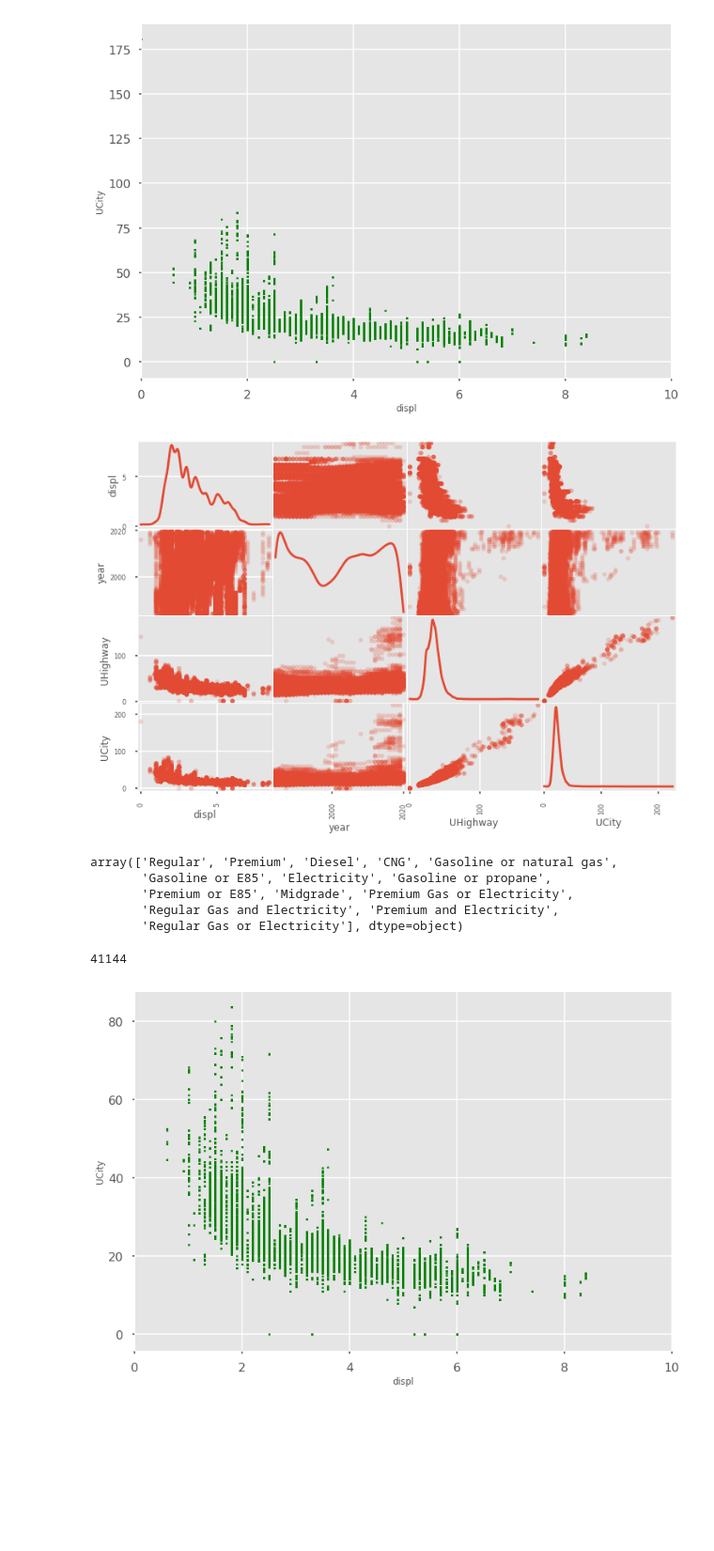
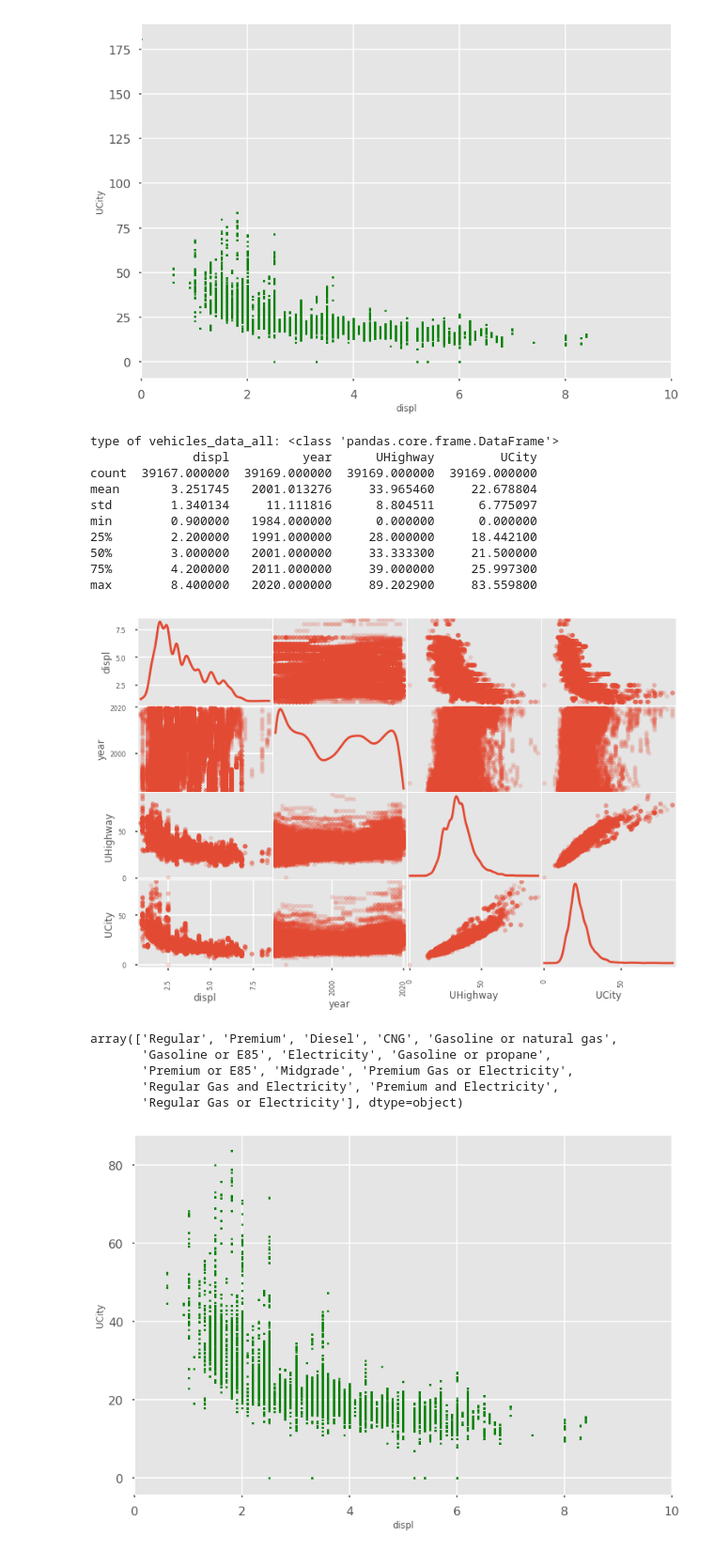
Before and after one commit to bmoretz/Python-Machine-Learning, a Jupyter notebook: Vehicles.ipynb, the cells around one changed output. Shown at 94% size. Saved outputs shown, nothing was run; the diff lists cells and outputs as text; code cells hidden in the pictures; blank space fills up the shorter version.

```diff
--- a/Vehicles.ipynb
+++ b/Vehicles.ipynb
@@ -149,21 +154,35 @@ vehicles_data.plot(kind="scatter", xlim=[0, 10], x = 'displ', y = 'UCity', \
 plt.show()
 # %% [output]
 [figure]
-# %%
-colors_palette = {'Regular': "red", 'Premium' : "green", 'Diesel' : "yellow", 'CNG' : "purple",
-                 'Gasoline or natural gas' : "green", 'Gasoline or E85' : "red", 'Electricity' : 'blue',
-                 'Gasoline or propane' : 'green', 'Premium or E85' : "green", "Midgrade" : 'red',
-                 'Premium Gas or Electricity' : 'blue', 'Regular Gas and Electricity' : "red",
-                 'Premium and Electricity' : "blue", 'Regular Gas or Electricity' : "green"}
-
-groups = list(vehicles_data.fuelType)
-colors = [colors_palette[c] for c in groups]
-
-scatter_matrix( vehicles_data[attributes], figsize = ( 12, 8 ), \
-               alpha = 0.2, diagonal = 'kde')
-plt.show()
-# %% [output]
-[figure, removed]
+# %%
+# pandas DataFrame objects
+attributes = ['displ', 'year', 'UHighway', 'UCity', 'fuelType']
+vehicles_data_all = vehicles_df [attributes]
+print ("type of vehicles_data_all: " + str(type(vehicles_data_all)))
+
+vehicles_data = vehicles_data_all [(vehicles_data_all.fuelType == 'Regular') | \
+        (vehicles_data_all.fuelType == 'Premium') | (vehicles_data_all.fuelType == 'Diesel')]
+
+print (vehicles_data.describe())
+
+colors_palette = {'Regular': "red", 'Premium': "green", 'Diesel': 'yellow'}
+
+groups = list(vehicles_data.fuelType)
+colors = [colors_palette[c] for c in groups]
+scatter_matrix ( vehicles_data [attributes], figsize = (12, 8), alpha=0.2, diagonal='kde')
+plt.show()
+# %% [output]
+type of vehicles_data_all: <class 'pandas.core.frame.DataFrame'>
+              displ          year      UHighway         UCity
+count  39167.000000  39169.000000  39169.000000  39169.000000
+mean       3.251745   2001.013276     33.965460     22.678804
+std        1.340134     11.111816      8.804511      6.775097
+min        0.900000   1984.000000      0.000000      0.000000
+25%        2.200000   1991.000000     28.000000     18.442100
+50%        3.000000   2001.000000     33.333300     21.500000
+75%        4.200000   2011.000000     39.000000     25.997300
+max        8.400000   2020.000000     89.202900     83.559800
+[figure, added]
 # %%
 vehicles_data.fuelType.unique()
 # %% [output]
@@ -172,10 +191,6 @@ array(['Regular', 'Premium', 'Diesel', 'CNG', 'Gasoline or natural gas',
        'Premium or E85', 'Midgrade', 'Premium Gas or Electricity',
        'Regular Gas and Electricity', 'Premium and Electricity',
        'Regular Gas or Electricity'], dtype=object)
-# %%
-len(vehicles_data.fuelType)
-# %% [output]
-41144
 # %%
 vehicles_displ_mpg_2 = vehicles_df[attributes].copy()
 # %%
```
Also changed, not shown: parts of 19 cells of this notebook.
